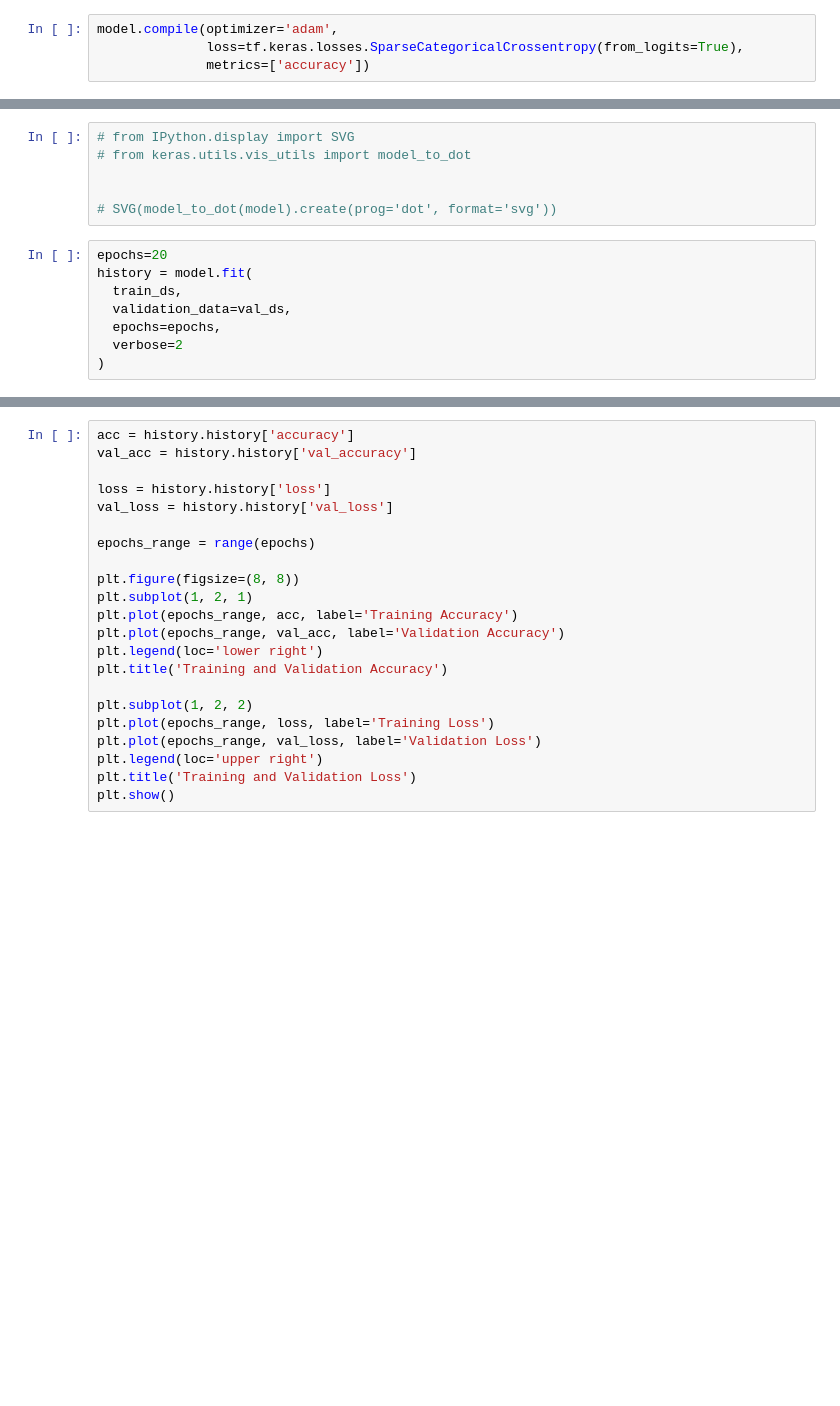
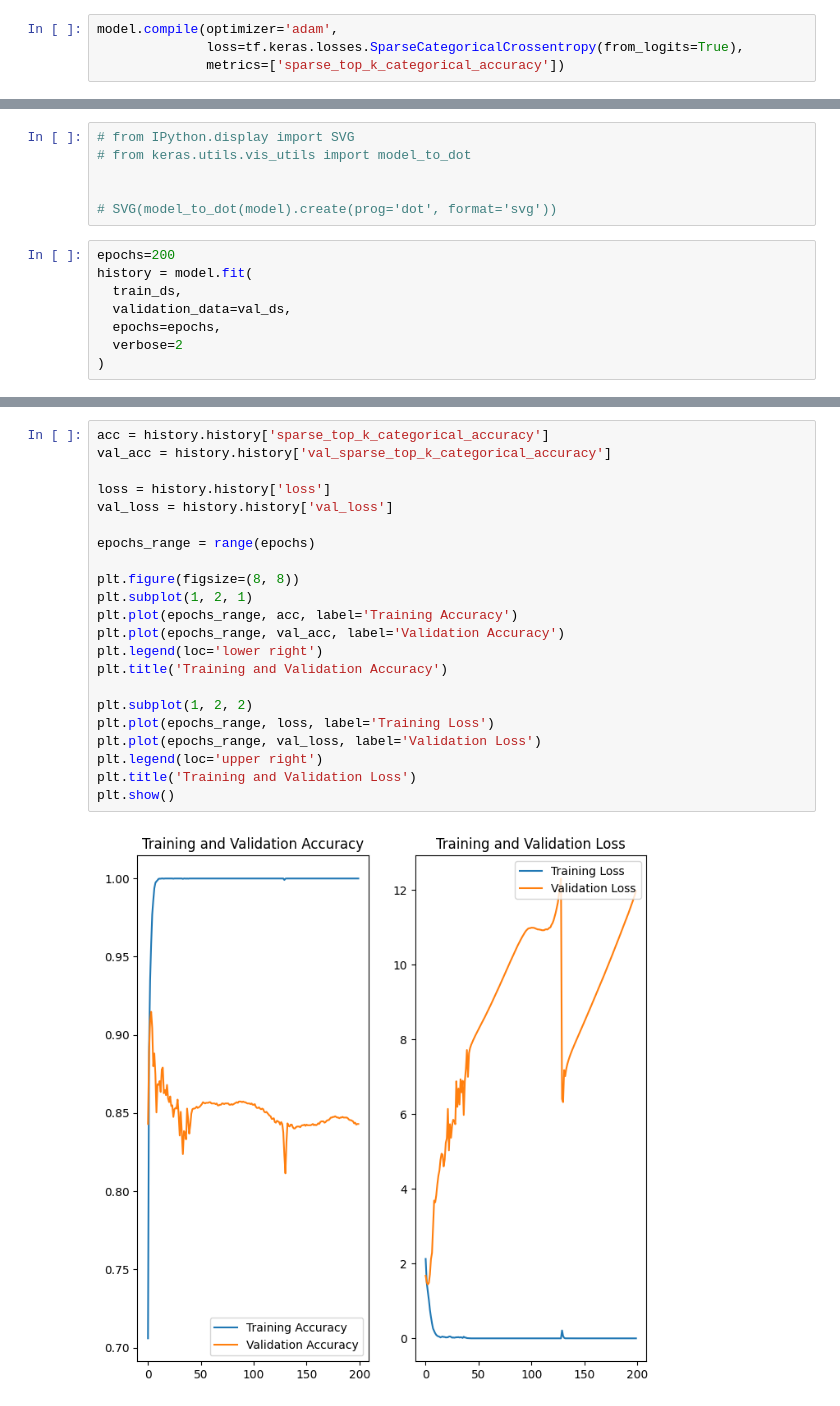
Before and after one commit to elpacko/gastrotrain, a Jupyter notebook: src/Proyecto.ipynb, the cells around one changed output, grey strips where cells are left out. Cells and saved outputs as stored; diff of their text form; blank space fills up the shorter version.

Commit message:
se cambia el metrico de accuracy a sparse_top_k_categorical_accuracy

```diff
--- a/src/Proyecto.ipynb
+++ b/src/Proyecto.ipynb
@@ -228,4 +232,4 @@ model = Sequential([
 # %%
 model.compile(optimizer='adam',
               loss=tf.keras.losses.SparseCategoricalCrossentropy(from_logits=True),
-              metrics=['accuracy'])
+              metrics=['sparse_top_k_categorical_accuracy'])
@@ -238,7 +262,7 @@ model.summary()
 
 # SVG(model_to_dot(model).create(prog='dot', format='svg'))
 # %%
-epochs=20
+epochs=200
 history = model.fit(
   train_ds,
   validation_data=val_ds,
@@ -248,25 +297,27 @@ history = model.fit(
 # %%
-acc = history.history['accuracy']
-val_acc = history.history['val_accuracy']
+acc = history.history['sparse_top_k_categorical_accuracy']
+val_acc = history.history['val_sparse_top_k_categorical_accuracy']
 
 loss = history.history['loss']
 val_loss = history.history['val_loss']
 
 epochs_range = range(epochs)
 
 plt.figure(figsize=(8, 8))
 plt.subplot(1, 2, 1)
 plt.plot(epochs_range, acc, label='Training Accuracy')
 plt.plot(epochs_range, val_acc, label='Validation Accuracy')
 plt.legend(loc='lower right')
 plt.title('Training and Validation Accuracy')
 
 plt.subplot(1, 2, 2)
 plt.plot(epochs_range, loss, label='Training Loss')
 plt.plot(epochs_range, val_loss, label='Validation Loss')
 plt.legend(loc='upper right')
 plt.title('Training and Validation Loss')
 plt.show()
+# %% [output]
+[figure, added]
 # %%
 tf.keras.models.save_model(
     model,
```
Also changed, not shown: parts of 10 cells of this notebook.
